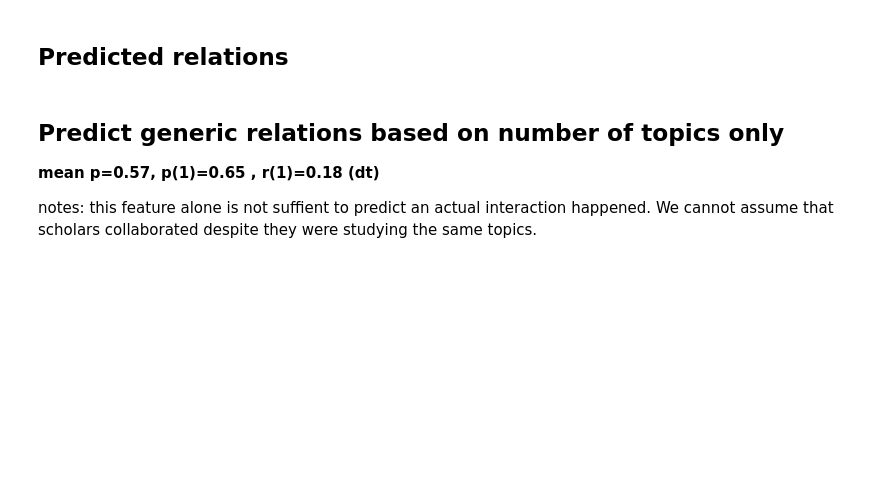
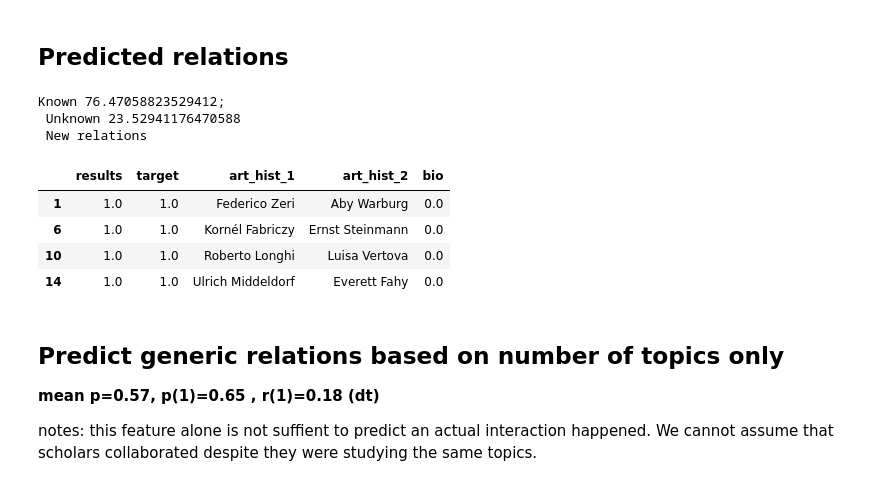
Before and after one commit to marilenadaquino/ARTchives, a Jupyter notebook: data_analysis/ARTchives_classifier.ipynb, the cells around one changed output. Drawn from its saved outputs; the diff is of its cells as text; code cells hidden in the pictures; blank space fills up the shorter version.

```diff
--- a/data_analysis/ARTchives_classifier.ipynb
+++ b/data_analysis/ARTchives_classifier.ipynb
@@ -546,12 +520,12 @@ y = df_merged['target'].astype(float)
 
 # logistic regression
 print("\nLOGISTIC REGRESSION")
-topics_mentions_lr_model = lr(X,y)
+lr_biomention_merged = lr(X,y)
 
 # naive bayes
 print("\nNAIVE BAYES")
-topics_mentions_model = naive_bayes(X,y)
+nb_biomention_merged = naive_bayes(X,y)
 
 # decision tree
 print("\nDECISION TREE")
-topics_mentions_tree = decision_tree(X,y)
+tree_biomention_merged = decision_tree(X,y)
@@ -558,18 +550,27 @@ topics_mentions_tree = decision_tree(X,y)
 # %% [markdown]
 ## Predicted relations
 # %%
-results = pd.DataFrame(topics_mentions_model,columns =['results'])
+results = pd.DataFrame(lr_biomention_merged,columns =['results'])
 results[['target', 'art_hist_1','art_hist_2']] = df_merged[["target", "art_hist_1_x","art_hist_2_x"]].values
 # predicted correct relations
 ppositive = results.loc[(results["results"] >= 1.0) & (results["target"] >= 1.0)]
 # get whether the predictions were already in ARTchives or not
 merged_piu = ppositive.merge(d1[["art_hist_1","art_hist_2","bio"]], on=["art_hist_1","art_hist_2"], how='left').drop_duplicates()
 merged_piu = merged_piu.dropna()
 known = len(merged_piu.loc[(merged_piu["bio"] >= 1.0)])/len(merged_piu)*100
 unknown = len(merged_piu.loc[(merged_piu["bio"] == 0.0)])/len(merged_piu)*100
 
 print(f"Known {known}; \n Unknown {unknown} \n New relations")
 merged_piu.loc[(merged_piu["bio"] == 0.0)]
+# %% [output]
+Known 76.47058823529412;
+ Unknown 23.52941176470588
+ New relations
+|  | results | target | art_hist_1 | art_hist_2 | bio |
+| 1 | 1.0 | 1.0 | Federico Zeri | Aby Warburg | 0.0 |
+| 6 | 1.0 | 1.0 | Kornél Fabriczy | Ernst Steinmann | 0.0 |
+| 10 | 1.0 | 1.0 | Roberto Longhi | Luisa Vertova | 0.0 |
+| 14 | 1.0 | 1.0 | Ulrich Middeldorf | Everett Fahy | 0.0 |
 # %% [markdown]
 ## Predict generic relations based on number of topics only
 
```
Also changed, not shown: parts of 55 cells of this notebook.
